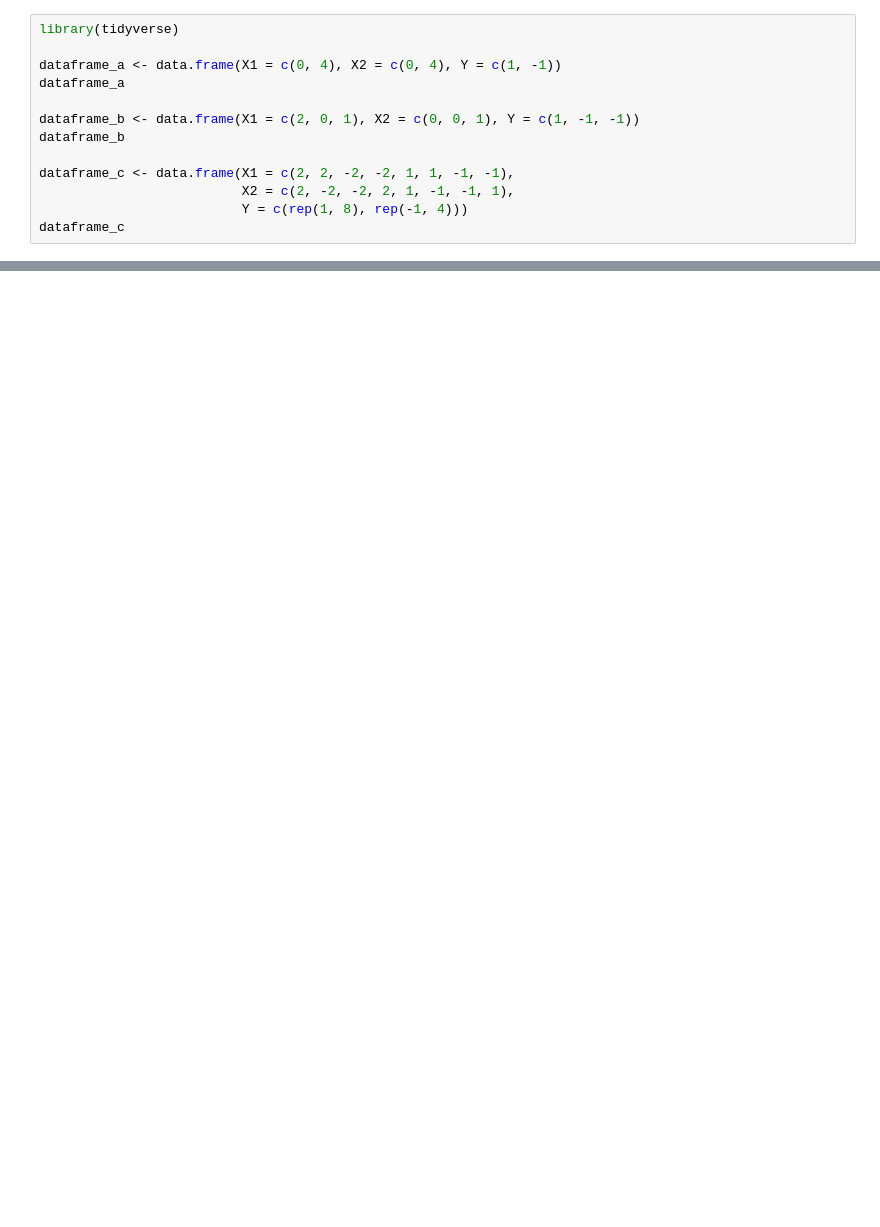
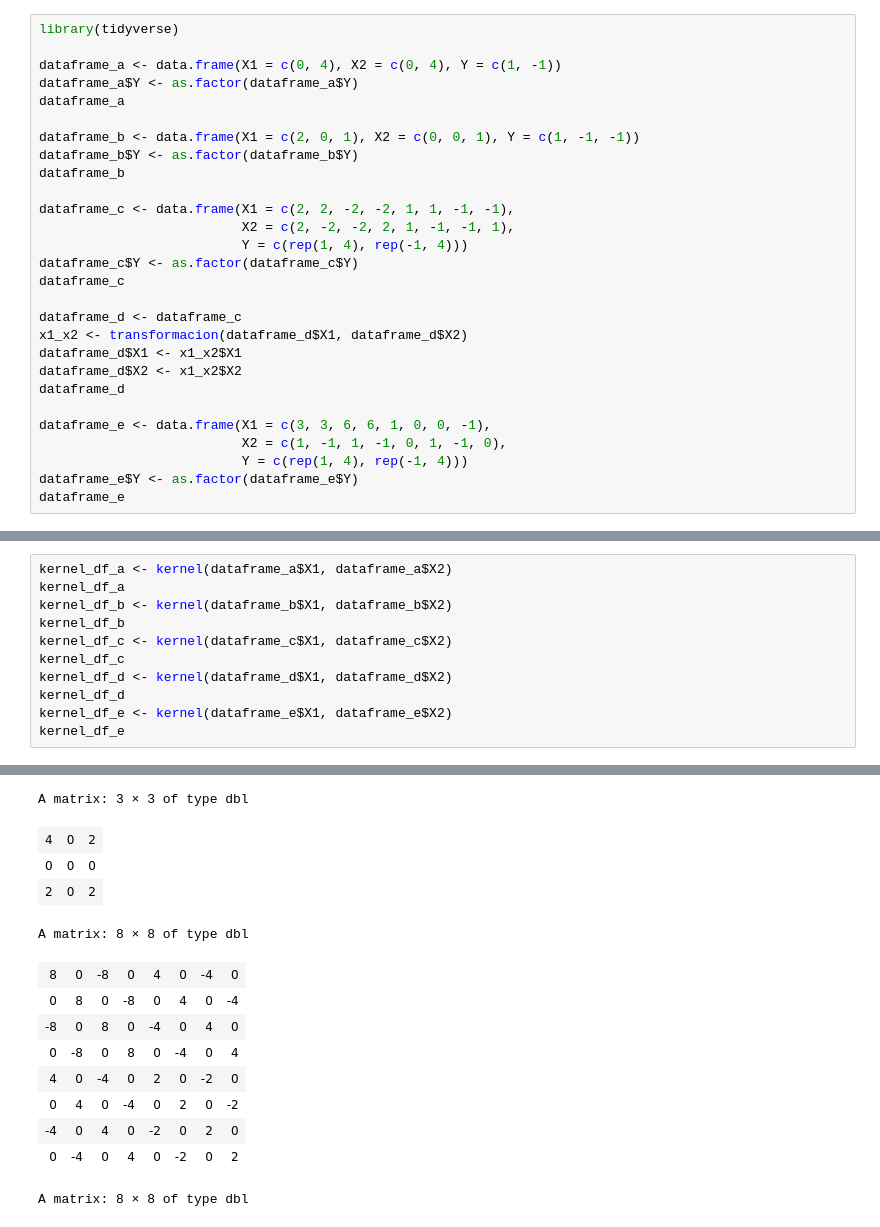
Before and after one commit to MAngelGC/SVM, a Jupyter notebook: SVM Manual.ipynb, the cells around one changed output, grey strips where cells are left out. Saved outputs shown, nothing was run; the diff lists cells and outputs as text; blank space fills up the shorter version.

```diff
--- a/SVM Manual.ipynb
+++ b/SVM Manual.ipynb
@@ -7,13 +115,28 @@ Primero, cargamos las librerías necesarias y creamos los dataframes a usar
 library(tidyverse)
 
 dataframe_a <- data.frame(X1 = c(0, 4), X2 = c(0, 4), Y = c(1, -1))
+dataframe_a$Y <- as.factor(dataframe_a$Y)
 dataframe_a
 
 dataframe_b <- data.frame(X1 = c(2, 0, 1), X2 = c(0, 0, 1), Y = c(1, -1, -1))
+dataframe_b$Y <- as.factor(dataframe_b$Y)
 dataframe_b
 
 dataframe_c <- data.frame(X1 = c(2, 2, -2, -2, 1, 1, -1, -1),
                           X2 = c(2, -2, -2, 2, 1, -1, -1, 1),
-                          Y = c(rep(1, 8), rep(-1, 4)))
+                          Y = c(rep(1, 4), rep(-1, 4)))
+dataframe_c$Y <- as.factor(dataframe_c$Y)
 dataframe_c
+
+dataframe_d <- dataframe_c
+x1_x2 <- transformacion(dataframe_d$X1, dataframe_d$X2)
+dataframe_d$X1 <- x1_x2$X1
+dataframe_d$X2 <- x1_x2$X2
+dataframe_d
+
+dataframe_e <- data.frame(X1 = c(3, 3, 6, 6, 1, 0, 0, -1),
+                          X2 = c(1, -1, 1, -1, 0, 1, -1, 0),
+                          Y = c(rep(1, 4), rep(-1, 4)))
+dataframe_e$Y <- as.factor(dataframe_e$Y)
+dataframe_e
 # %% [output]
@@ -159,0 +244,12 @@ A data.frame: 1 × 2
+# %%
+kernel_df_a <- kernel(dataframe_a$X1, dataframe_a$X2)
+kernel_df_a
+kernel_df_b <- kernel(dataframe_b$X1, dataframe_b$X2)
+kernel_df_b
+kernel_df_c <- kernel(dataframe_c$X1, dataframe_c$X2)
+kernel_df_c
+kernel_df_d <- kernel(dataframe_d$X1, dataframe_d$X2)
+kernel_df_d
+kernel_df_e <- kernel(dataframe_e$X1, dataframe_e$X2)
+kernel_df_e
+# %% [output]
@@ -159,0 +259,14 @@ A data.frame: 1 × 2
+A matrix: 3 × 3 of type dbl
+| 4 | 0 | 2 |
+| 0 | 0 | 0 |
+| 2 | 0 | 2 |
+A matrix: 8 × 8 of type dbl
+| 8 | 0 | -8 | 0 | 4 | 0 | -4 | 0 |
+| 0 | 8 | 0 | -8 | 0 | 4 | 0 | -4 |
+| -8 | 0 | 8 | 0 | -4 | 0 | 4 | 0 |
+| 0 | -8 | 0 | 8 | 0 | -4 | 0 | 4 |
+| 4 | 0 | -4 | 0 | 2 | 0 | -2 | 0 |
+| 0 | 4 | 0 | -4 | 0 | 2 | 0 | -2 |
+| -4 | 0 | 4 | 0 | -2 | 0 | 2 | 0 |
+| 0 | -4 | 0 | 4 | 0 | -2 | 0 | 2 |
+A matrix: 8 × 8 of type dbl
```
Also changed, not shown: parts of 24 cells of this notebook, 1 other file.
